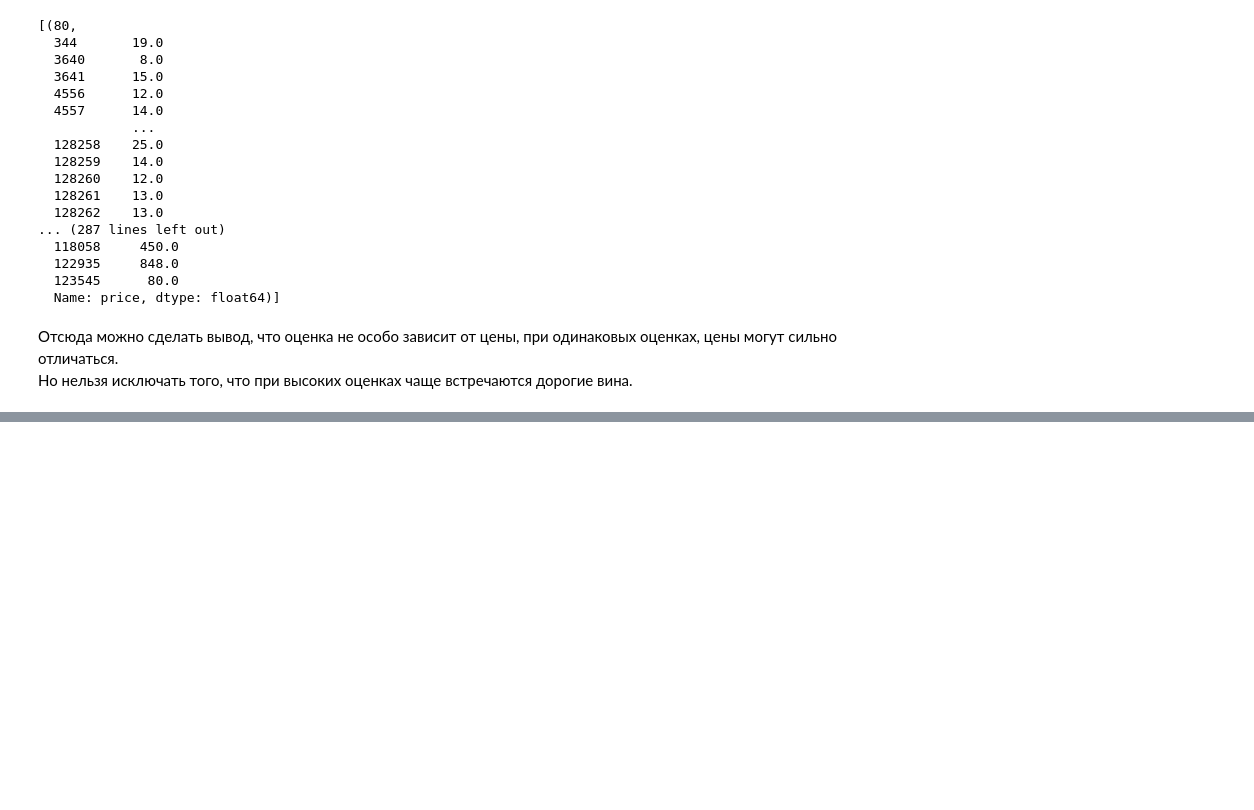
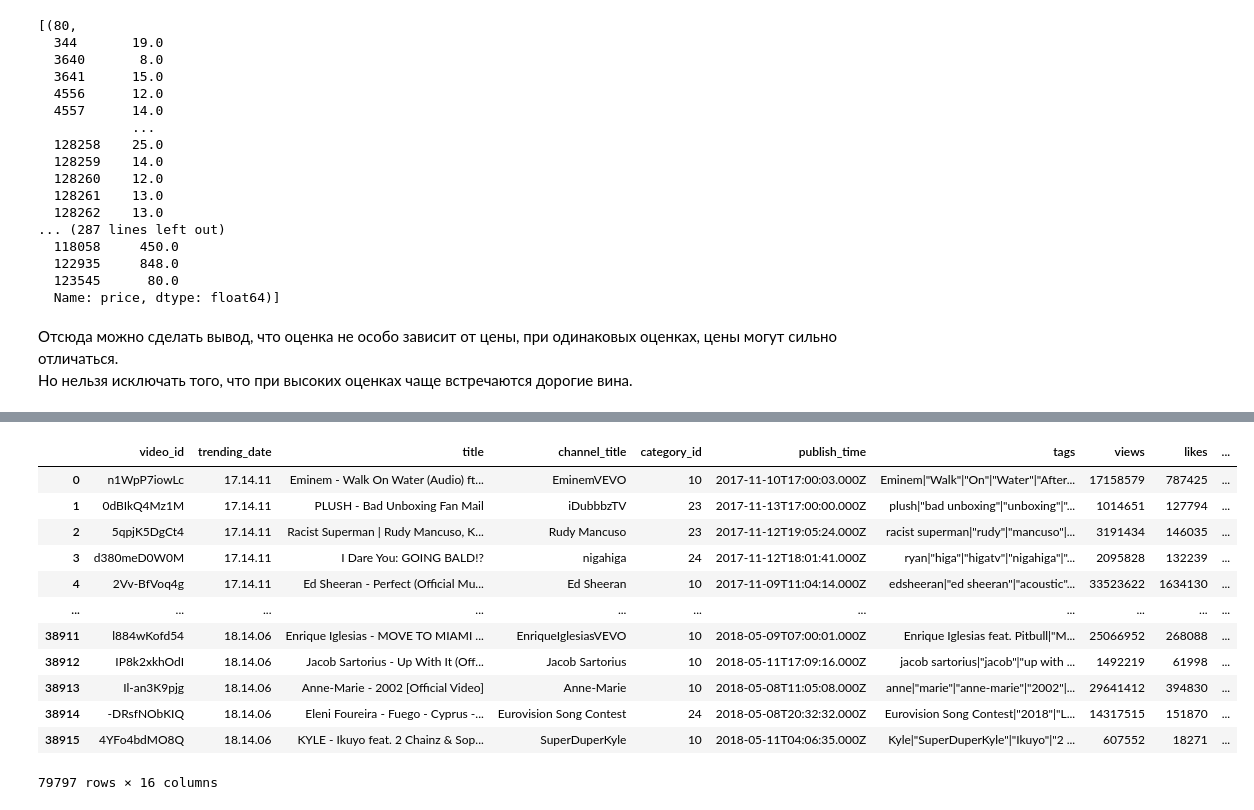
Before and after one commit to 1mmo/data-analysis-handbook, a Jupyter notebook: handbook/Working with data/Pandas.ipynb, the cells around one changed output, grey strips where cells are left out. Saved outputs shown, nothing was run; the diff lists cells and outputs as text; code cells hidden in the pictures; blank space fills up the shorter version.

```diff
--- a/handbook/Working with data/Pandas.ipynb
+++ b/handbook/Working with data/Pandas.ipynb
@@ -1401,0 +1456,3 @@ Name: taster_twitter_handle, Length: 129971, dtype: object
+# %%
+canadian_youtube = pd.read_csv("data/CAvideos.csv")
+british_youtube = pd.read_csv("data/GBvideos.csv")
@@ -1401,0 +1477,16 @@ Name: taster_twitter_handle, Length: 129971, dtype: object
+# %%
+pd.concat([canadian_youtube, british_youtube])
+# %% [output]
+|  | video_id | trending_date | title | channel_title | category_id | publish_time | tags | views | likes | ... |
+| 0 | n1WpP7iowLc | 17.14.11 | Eminem - Walk On Water (Audio) ft... | EminemVEVO | 10 | 2017-11-10T17:00:03.000Z | Eminem|"Walk"|"On"|"Water"|"After... | 17158579 | 787425 | ... |
+| 1 | 0dBIkQ4Mz1M | 17.14.11 | PLUSH - Bad Unboxing Fan Mail | iDubbbzTV | 23 | 2017-11-13T17:00:00.000Z | plush|"bad unboxing"|"unboxing"|"... | 1014651 | 127794 | ... |
+| 2 | 5qpjK5DgCt4 | 17.14.11 | Racist Superman | Rudy Mancuso, K... | Rudy Mancuso | 23 | 2017-11-12T19:05:24.000Z | racist superman|"rudy"|"mancuso"|... | 3191434 | 146035 | ... |
+| 3 | d380meD0W0M | 17.14.11 | I Dare You: GOING BALD!? | nigahiga | 24 | 2017-11-12T18:01:41.000Z | ryan|"higa"|"higatv"|"nigahiga"|"... | 2095828 | 132239 | ... |
+| 4 | 2Vv-BfVoq4g | 17.14.11 | Ed Sheeran - Perfect (Official Mu... | Ed Sheeran | 10 | 2017-11-09T11:04:14.000Z | edsheeran|"ed sheeran"|"acoustic"... | 33523622 | 1634130 | ... |
+| ... | ... | ... | ... | ... | ... | ... | ... | ... | ... | ... |
+| 38911 | l884wKofd54 | 18.14.06 | Enrique Iglesias - MOVE TO MIAMI ... | EnriqueIglesiasVEVO | 10 | 2018-05-09T07:00:01.000Z | Enrique Iglesias feat. Pitbull|"M... | 25066952 | 268088 | ... |
+| 38912 | IP8k2xkhOdI | 18.14.06 | Jacob Sartorius - Up With It (Off... | Jacob Sartorius | 10 | 2018-05-11T17:09:16.000Z | jacob sartorius|"jacob"|"up with ... | 1492219 | 61998 | ... |
+| 38913 | Il-an3K9pjg | 18.14.06 | Anne-Marie - 2002 [Official Video] | Anne-Marie | 10 | 2018-05-08T11:05:08.000Z | anne|"marie"|"anne-marie"|"2002"|... | 29641412 | 394830 | ... |
+| 38914 | -DRsfNObKIQ | 18.14.06 | Eleni Foureira - Fuego - Cyprus -... | Eurovision Song Contest | 24 | 2018-05-08T20:32:32.000Z | Eurovision Song Contest|"2018"|"L... | 14317515 | 151870 | ... |
+| 38915 | 4YFo4bdMO8Q | 18.14.06 | KYLE - Ikuyo feat. 2 Chainz & Sop... | SuperDuperKyle | 10 | 2018-05-11T04:06:35.000Z | Kyle|"SuperDuperKyle"|"Ikuyo"|"2 ... | 607552 | 18271 | ... |
+79797 rows × 16 columns
```
Also changed, not shown: parts of 96 cells of this notebook, 2 other files.
